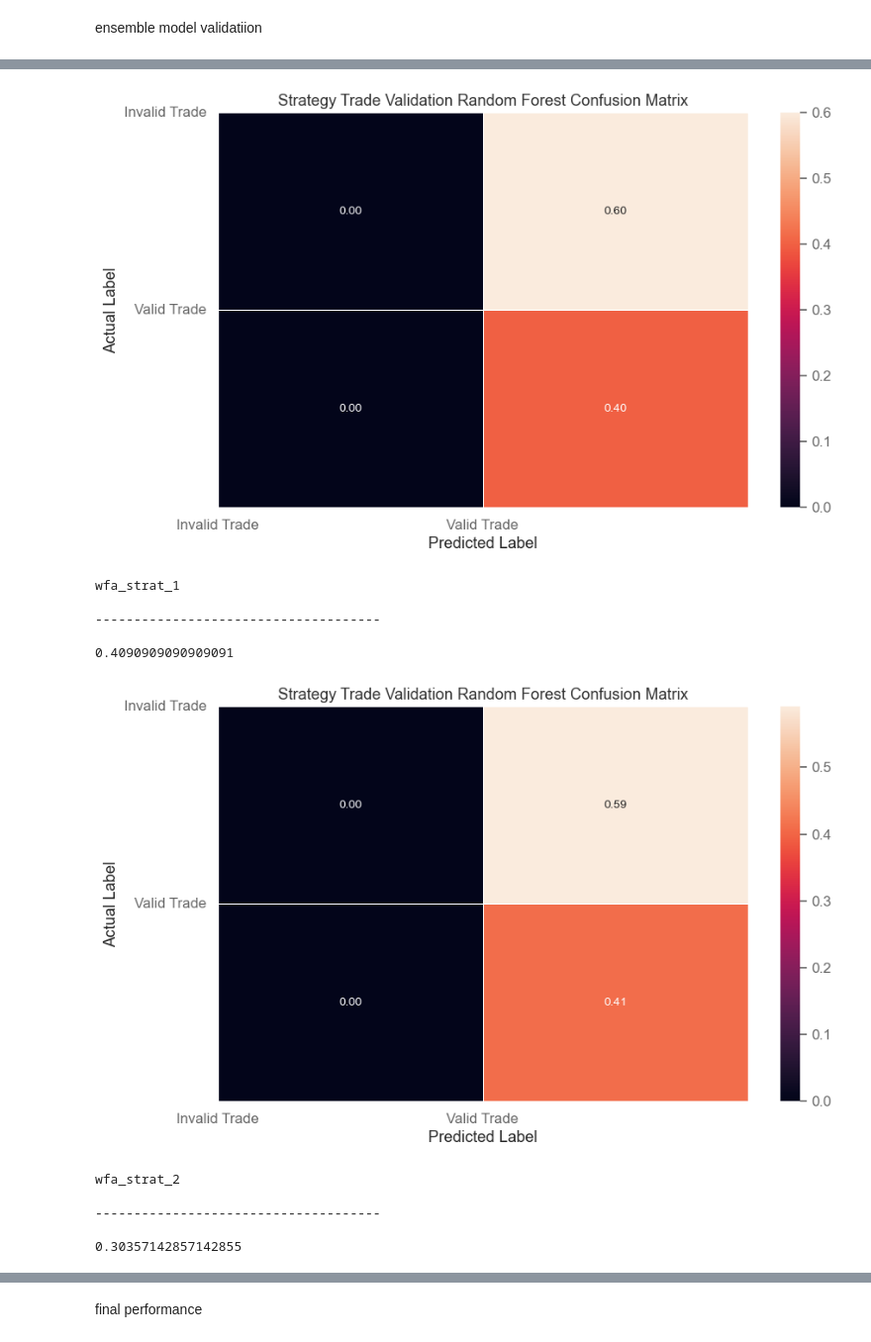
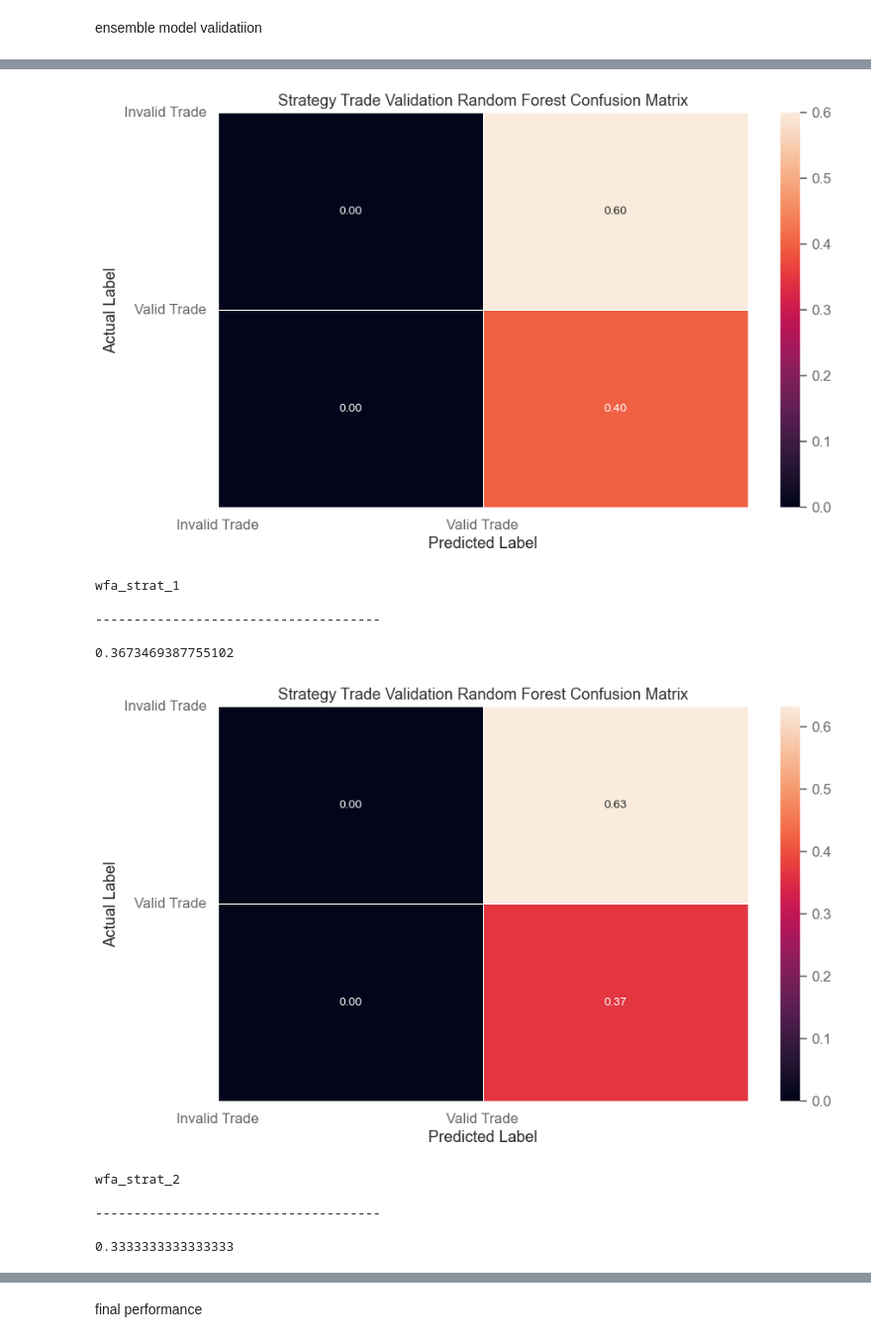
Before and after one commit to AmjadSaidam/FTMO-MT5-Trading-Bot, a Jupyter notebook: notebooks/backtest.ipynb, the cells around one changed output, grey strips where cells are left out. Shown at 99% size. Cells and saved outputs as stored; diff of their text form; code cells hidden in the pictures.

```diff
--- a/notebooks/backtest.ipynb
+++ b/notebooks/backtest.ipynb
@@ -175,8 +238,8 @@ def run_wfa(data: pd.DataFrame,
     """
     """
     # env variables
-    frac_risked = 0.02
-    consec_losses = 2
+    frac_risked = 0.01
+    consec_losses = 3
 
     # results
     eval_adj_returns = np.array([])
@@ -395,38 +457,38 @@ for i, k in enumerate(wfa_payloads.keys()):
     # model total wfa oos accuracy
     if model_ensembels[i]:
         print(wfa_payloads[k]['wfa_ensemble_model_validation']['accuracy'])
 
         # model total wfa oos confusion matrix
         matrix = wfa_payloads[k]['wfa_ensemble_model_validation']['confusion_matrix']
         matrix = matrix.astype(float) / matrix.sum(axis = 0)[1]
 
-        sys.heatmap(matrix, annot = True, annot_kws = {'size': 10}, fmt = '.2f', linewidth = 0.5)
+        sea.heatmap(matrix, annot = True, annot_kws = {'size': 10}, fmt = '.2f', linewidth = 0.5)
         class_names = ['Invalid Trade', 'Valid Trade']
         tick_marks = np.arange(len(class_names))
         plt.xticks(tick_marks, class_names, rotation = 0.0)
         plt.yticks(tick_marks, class_names, rotation = 0.0)
         plt.xlabel('Predicted Label')
         plt.ylabel('Actual Label')
         plt.title('Strategy Trade Validation Random Forest Confusion Matrix')
         plt.show()
 
         # model total wfa summary evaluation statistics
         #print(wfa_payloads[k]['wfa_ensemble_model_validation']['summary'])
 # %% [output]
 wfa_strat_0
 
 -------------------------------------
 
 0.4
 [figure]
 wfa_strat_1
 
 -------------------------------------
 
-0.4090909090909091
+0.3673469387755102
-[figure, old version]
+[figure, new version]
 wfa_strat_2
 
 -------------------------------------
 
-0.30357142857142855
+0.3333333333333333
```
Also changed, not shown: parts of 11 cells of this notebook.
